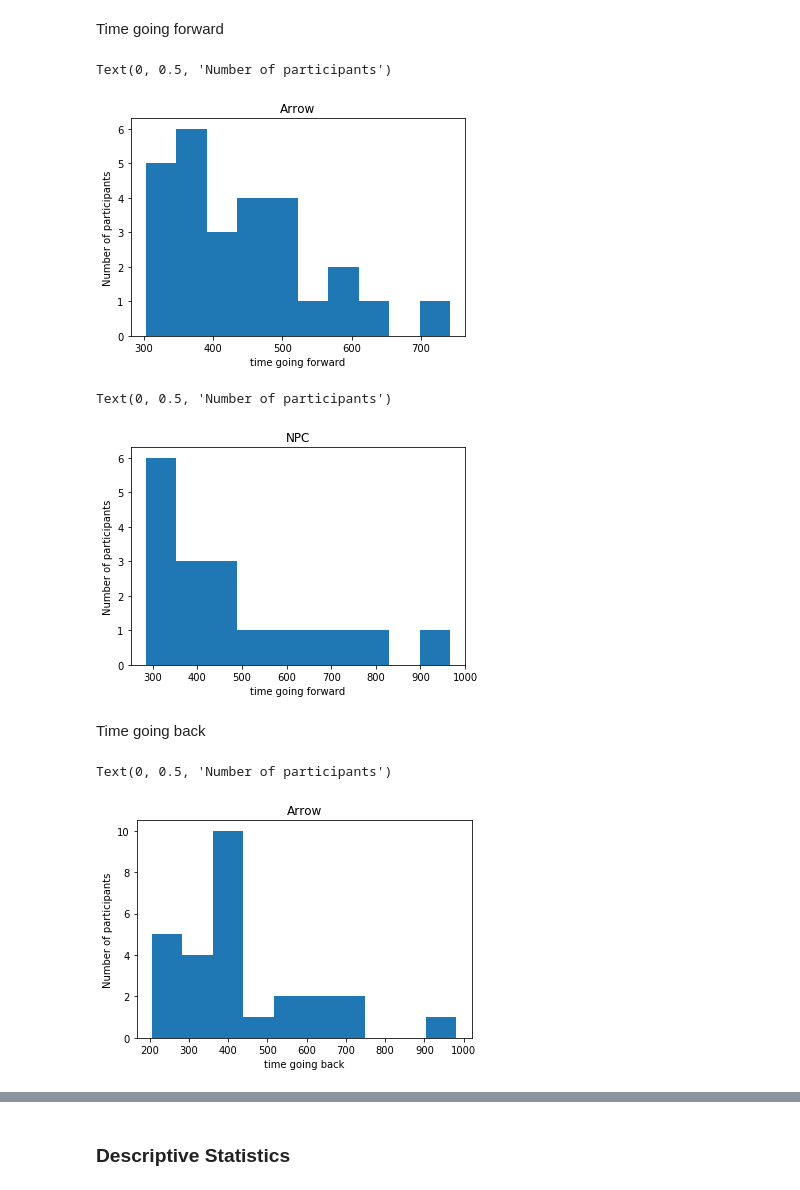
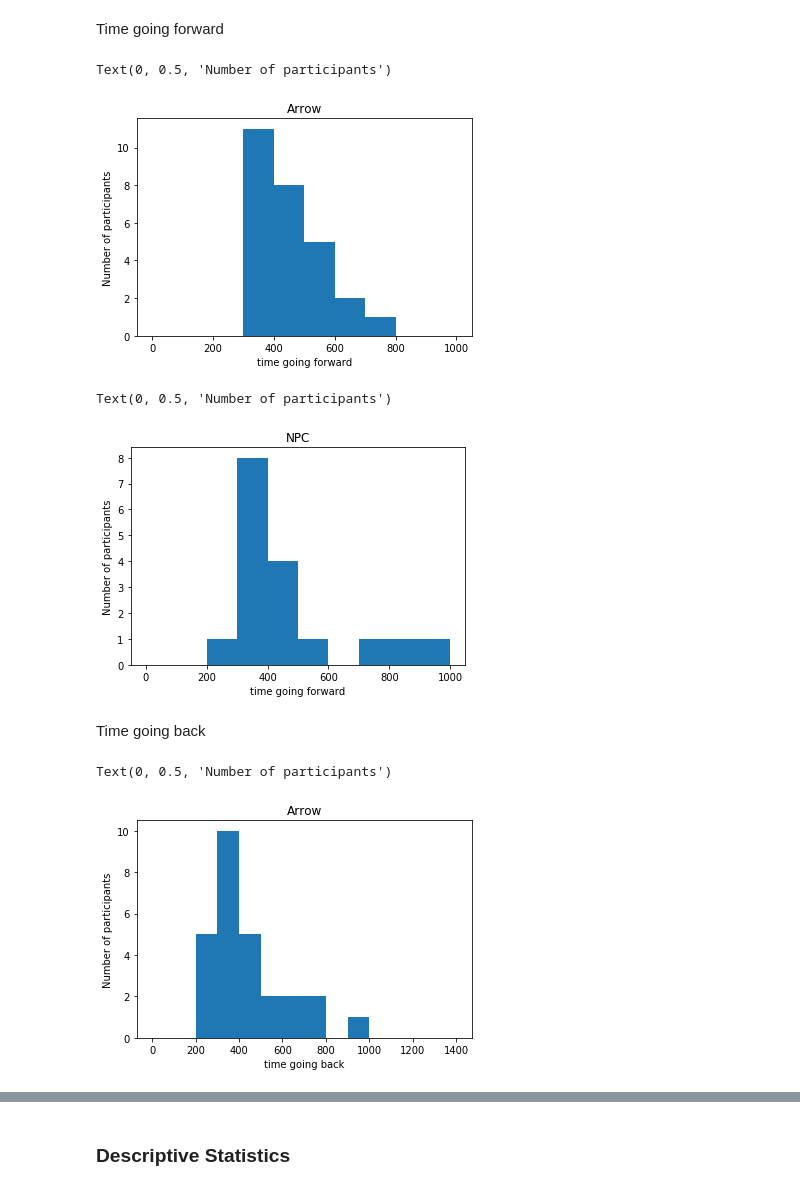
Before and after one commit to latedude2/P5-data-analysis, a Jupyter notebook: P5_result_analysis.ipynb, the cells around one changed output, grey strips where cells are left out. Cells and saved outputs as stored; diff of their text form; code cells hidden in the pictures.

Commit message:
Add ranges to histograms

```diff
--- a/P5_result_analysis.ipynb
+++ b/P5_result_analysis.ipynb
@@ -278,29 +295,29 @@ plt.xticks(rotation='45', ha="right")
 # %% [markdown]
 Time going forward
 # %%
-plt.hist(data.loc[data["condition"] == "Arrow", 'time going forward'], bins = 10)
+plt.hist(data.loc[data["condition"] == "Arrow", 'time going forward'], bins = 10, range = (0,1000))
 plt.title("Arrow")
 plt.xlabel("time going forward")
 plt.ylabel("Number of participants")
 # %% [output]
 Text(0, 0.5, 'Number of participants')
-[figure, old version]
+[figure, new version]
 # %%
-plt.hist(data.loc[data["condition"] == "NPC", 'time going forward'], bins = 10)
+plt.hist(data.loc[data["condition"] == "NPC", 'time going forward'], bins = 10, range = (0,1000))
 plt.title("NPC")
 plt.xlabel("time going forward")
 plt.ylabel("Number of participants")
 # %% [output]
 Text(0, 0.5, 'Number of participants')
-[figure, old version]
+[figure, new version]
 # %% [markdown]
 Time going back
 # %%
-plt.hist(data.loc[data["condition"] == "Arrow", 'time going back'], bins = 10)
+plt.hist(data.loc[data["condition"] == "Arrow", 'time going back'], bins = 14, range = (0,1400))
 plt.title("Arrow")
 plt.xlabel("time going back")
 plt.ylabel("Number of participants")
 # %% [output]
 Text(0, 0.5, 'Number of participants')
-[figure, old version]
+[figure, new version]
 # %%
```
Also changed, not shown: parts of 31 cells of this notebook, 2 other files.
